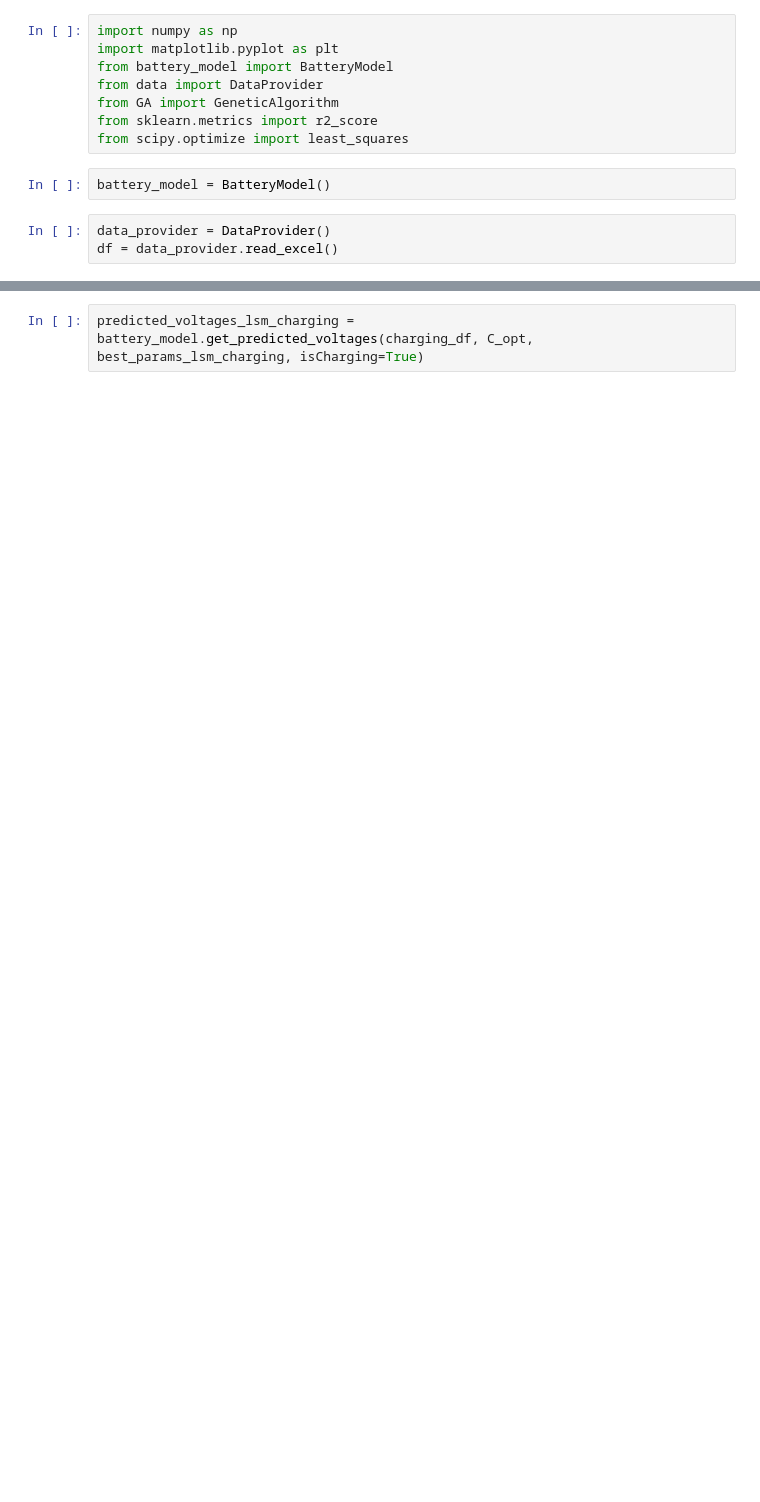
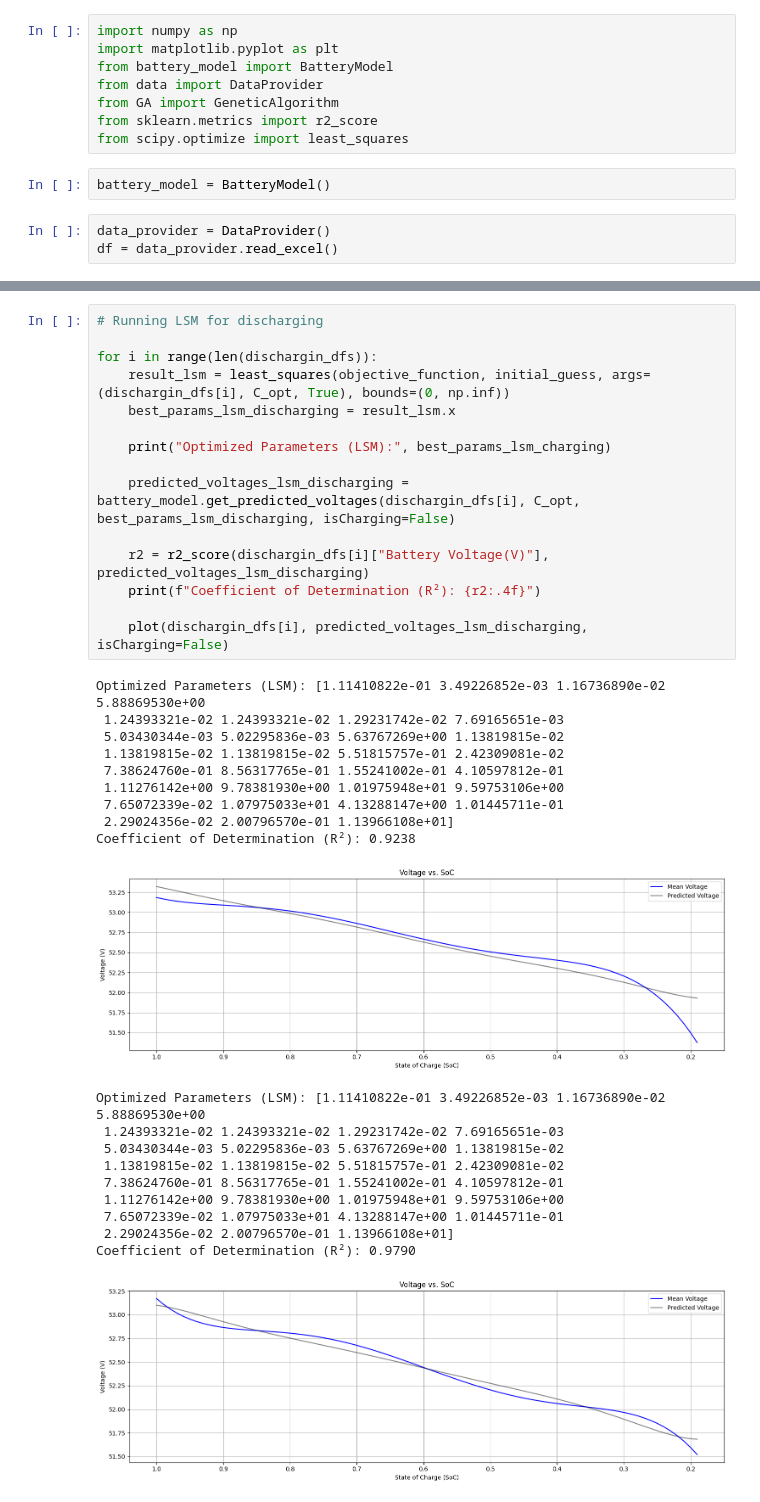
Before and after one commit to dimaherez/battery-model, a Jupyter notebook: main.ipynb, the cells around one changed output, grey strips where cells are left out. Drawn from its saved outputs; the diff is of its cells as text; blank space fills up the shorter version.

```diff
--- a/main.ipynb
+++ b/main.ipynb
@@ -133,2 +231,36 @@ print("Optimized Parameters (LSM):", best_params_lsm_charging)
 # %%
-predicted_voltages_lsm_charging = battery_model.get_predicted_voltages(charging_df, C_opt, best_params_lsm_charging, isCharging=True)
+# Running LSM for discharging
+
+for i in range(len(dischargin_dfs)):
+    result_lsm = least_squares(objective_function, initial_guess, args=(dischargin_dfs[i], C_opt, True), bounds=(0, np.inf))
+    best_params_lsm_discharging = result_lsm.x
+
+    print("Optimized Parameters (LSM):", best_params_lsm_charging)
+
+    predicted_voltages_lsm_discharging = battery_model.get_predicted_voltages(dischargin_dfs[i], C_opt, best_params_lsm_discharging, isCharging=False)
+
+    r2 = r2_score(dischargin_dfs[i]["Battery Voltage(V)"], predicted_voltages_lsm_discharging)
+    print(f"Coefficient of Determination (R²): {r2:.4f}")
+
+    plot(dischargin_dfs[i], predicted_voltages_lsm_discharging, isCharging=False)
+# %% [output]
+Optimized Parameters (LSM): [1.11410822e-01 3.49226852e-03 1.16736890e-02 5.88869530e+00
+ 1.24393321e-02 1.24393321e-02 1.29231742e-02 7.69165651e-03
+ 5.03430344e-03 5.02295836e-03 5.63767269e+00 1.13819815e-02
+ 1.13819815e-02 1.13819815e-02 5.51815757e-01 2.42309081e-02
+ 7.38624760e-01 8.56317765e-01 1.55241002e-01 4.10597812e-01
+ 1.11276142e+00 9.78381930e+00 1.01975948e+01 9.59753106e+00
+ 7.65072339e-02 1.07975033e+01 4.13288147e+00 1.01445711e-01
+ 2.29024356e-02 2.00796570e-01 1.13966108e+01]
+Coefficient of Determination (R²): 0.9238
+[figure, added]
+Optimized Parameters (LSM): [1.11410822e-01 3.49226852e-03 1.16736890e-02 5.88869530e+00
+ 1.24393321e-02 1.24393321e-02 1.29231742e-02 7.69165651e-03
+ 5.03430344e-03 5.02295836e-03 5.63767269e+00 1.13819815e-02
+ 1.13819815e-02 1.13819815e-02 5.51815757e-01 2.42309081e-02
+ 7.38624760e-01 8.56317765e-01 1.55241002e-01 4.10597812e-01
+ 1.11276142e+00 9.78381930e+00 1.01975948e+01 9.59753106e+00
+ 7.65072339e-02 1.07975033e+01 4.13288147e+00 1.01445711e-01
+ 2.29024356e-02 2.00796570e-01 1.13966108e+01]
+Coefficient of Determination (R²): 0.9790
+[figure, added]
```
Also changed, not shown: parts of 25 cells of this notebook, 2 other files.
